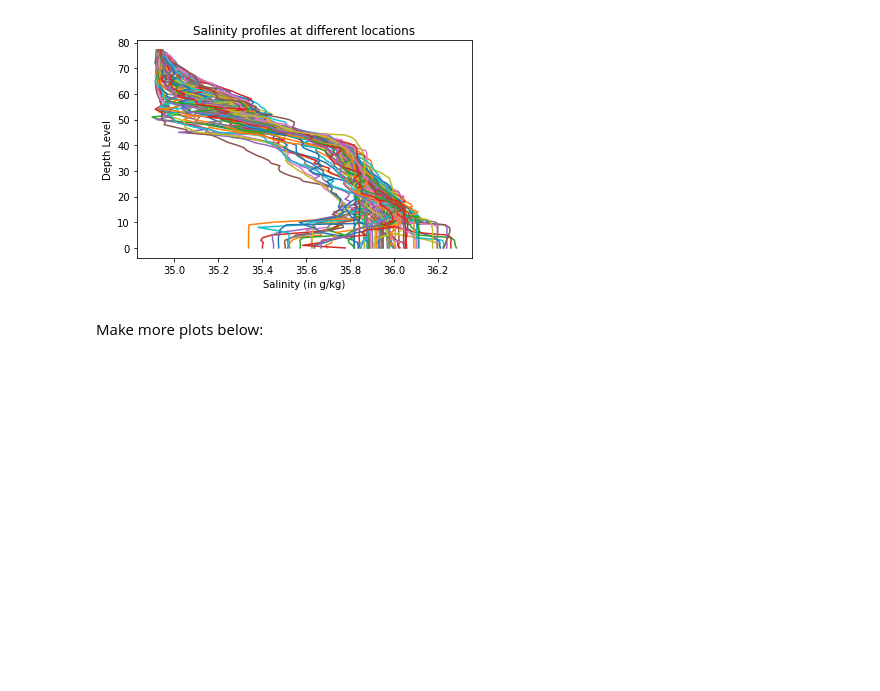
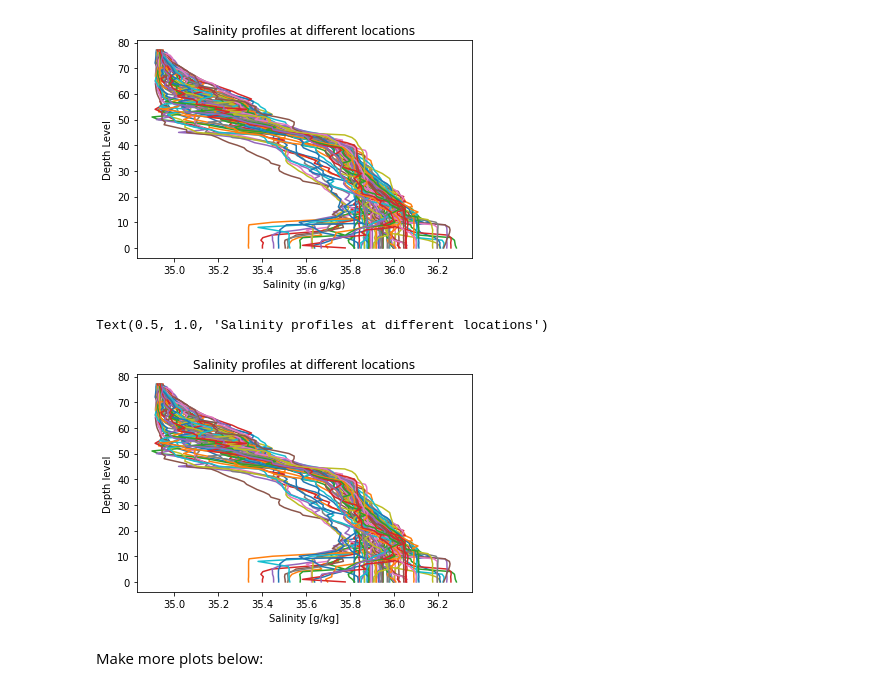
Before and after one commit to ocallaghanm/2022_Intro_Python, a Jupyter notebook: Exercises/W2_S1.ipynb, the cells around one changed output. Saved outputs shown, nothing was run; the diff lists cells and outputs as text; code cells hidden in the pictures; blank space fills up the shorter version.

```diff
--- a/Exercises/W2_S1.ipynb
+++ b/Exercises/W2_S1.ipynb
@@ -67,7 +75,7 @@ files_array = np.array(files)
 # %% [markdown]
 Then, load the files as `numpy` arrays, for instance using list comprehension
 # %%
-P, T, levels, date, lat, lon, S = [np.load(files_array[i]) for i in range(len(files_array))]
+levels, lon, S, date, lat, T, P = [np.load(files_array[i]) for i in range(len(files_array))]
 # %% [markdown]
 **Q2) Recreate the `level` array using `np.arange` and `np.linspace`**
 
@@ -183,9 +198,12 @@ Hint 2: Each plot should have a line for each column of data. It will look messy
 # %% [markdown]
 ![Salinity_example.png](embedded-picture-1)
 # %%
-plt.plot(___,___); # The semi-colon prevents printing the line objects
-plt.xlabel(___) # Takes a string as argument
-plt.ylabel(___)
-plt.title(___)
+plt.plot(S,levels); # The semi-colon prevents printing the line objects
+plt.xlabel('Salinity [g/kg]') # Takes a string as argument
+plt.ylabel('Depth level')
+plt.title('Salinity profiles at different locations')
+# %% [output]
+Text(0.5, 1.0, 'Salinity profiles at different locations')
+[figure, added]
 # %% [markdown]
 Make more plots below:
```
Also changed, not shown: parts of 10 cells of this notebook.
